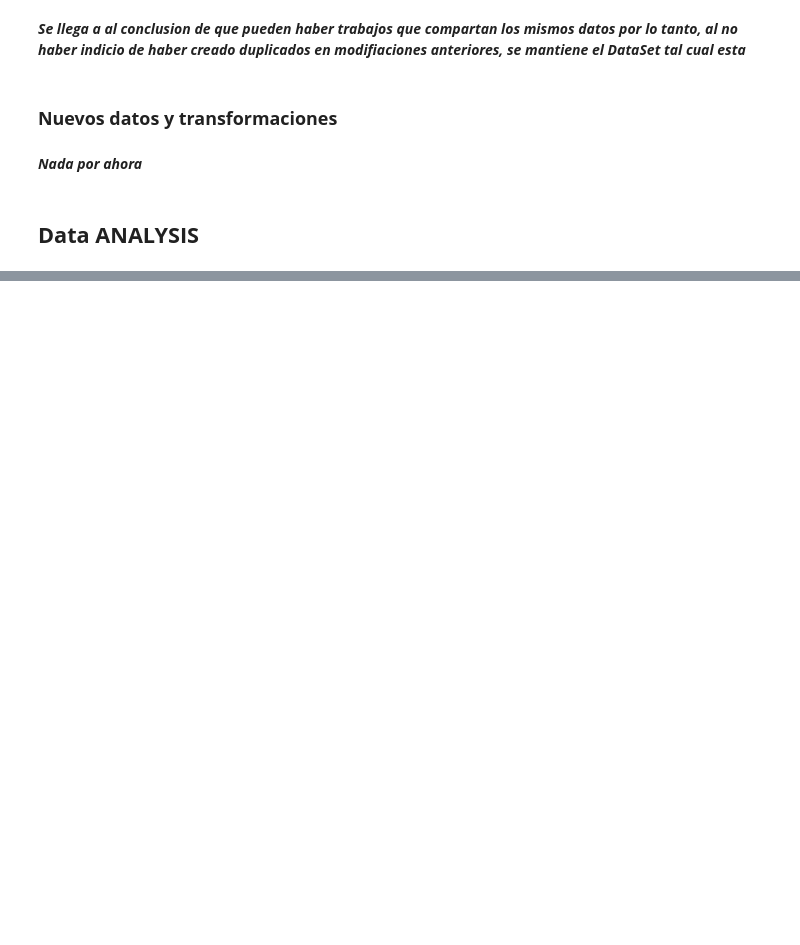
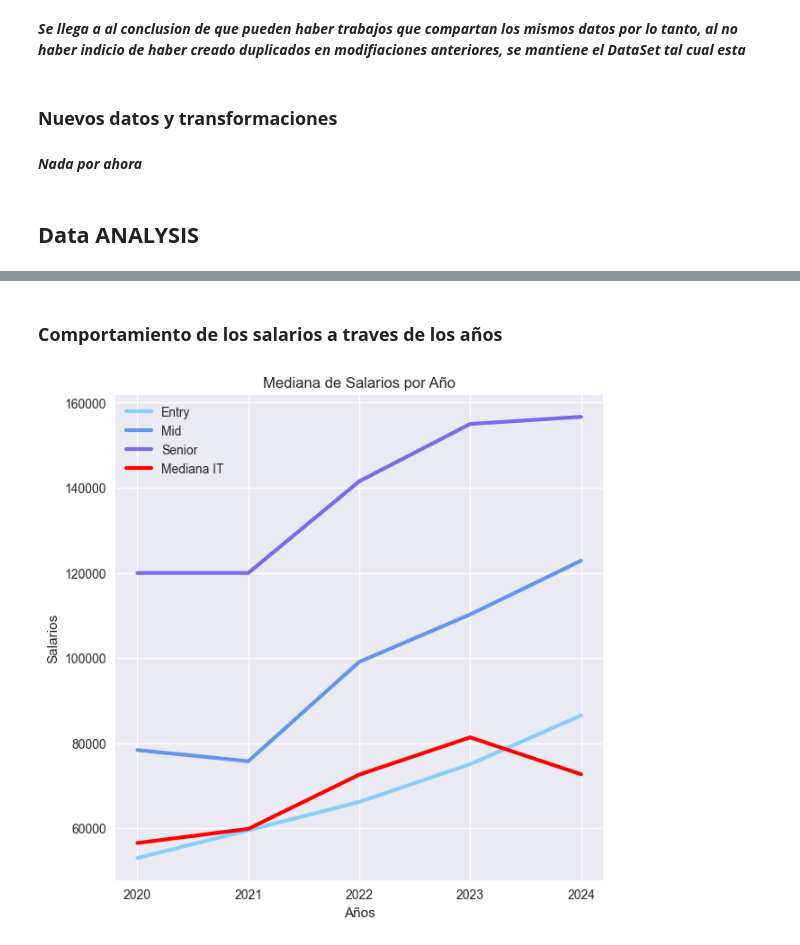
Before and after one commit to danielg9611/EDA_DataScience_2020-2025, a Jupyter notebook: memoria.ipynb, the cells around one changed output, grey strips where cells are left out. Cells and saved outputs as stored; diff of their text form; code cells hidden in the pictures; blank space fills up the shorter version.

```diff
--- a/memoria.ipynb
+++ b/memoria.ipynb
@@ -167,0 +230,29 @@ jobs[(jobs.duplicated(keep=False)) == True]
+# %% [markdown]
+### **Comportamiento de los salarios a traves de los años**
+# %%
+
+so_dev_salary = pd.read_csv('data\SO_dev_salary.csv')
+
+so_dev_salary['salaries'] = so_dev_salary['salaries'].astype(int)
+so_dev_salary = so_dev_salary.groupby('year')[['salaries']].mean()
+
+
+jobs_by_xp = jobs.groupby(['experience_level', 'work_year'])[['salary_in_usd']].median()
+
+plt.figure(figsize=(7,7));
+plt.plot(jobs_by_xp.loc["EN"], label="Entry", color='#87CEFA', lw=3)
+plt.plot(jobs_by_xp.loc["MI"], label="Mid", color='#6495ED', lw=3)
+plt.plot(jobs_by_xp.loc["SE"], label="Senior", color='#7B68EE', lw=3)
+# plt.axhline(100000, color='red', label='Mediana IT', lw=3) ## INFORMACION COMPARATIVA DE MEDIANA DE IT
+plt.plot(so_dev_salary, color='red', label='Mediana IT', lw=3)
+
+
+plt.legend()
+plt.title('Mediana de Salarios por Año')
+plt.xlabel('Años')
+plt.ylabel('Salarios')
+plt.xticks([2020,2021,2022,2023,2024])
+
+plt.show()
+# %% [output]
+[figure, added]
```
Also changed, not shown: parts of 22 cells of this notebook, 6 other files.
